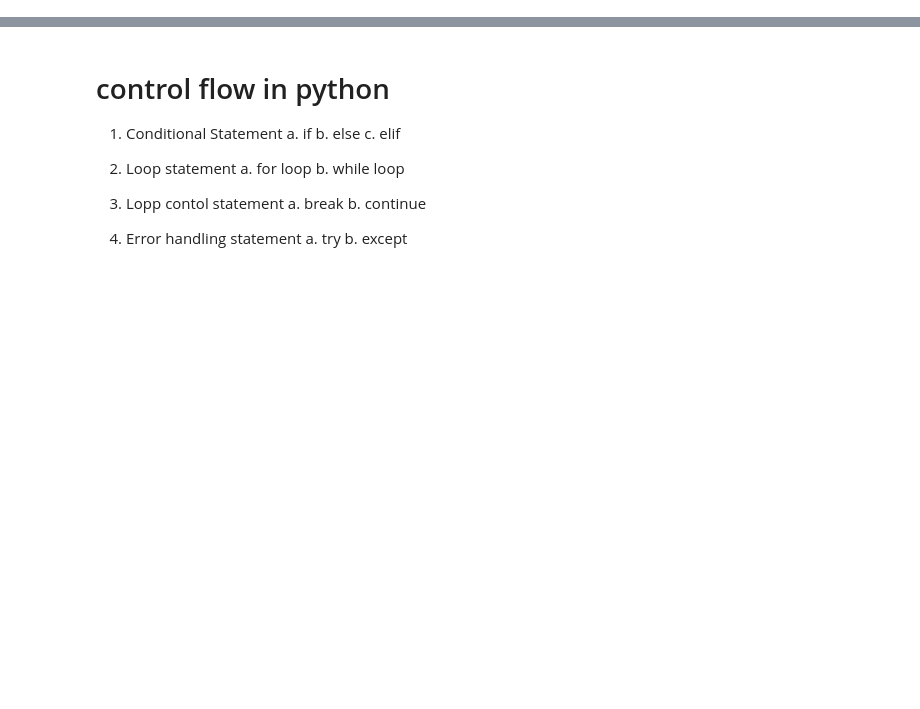
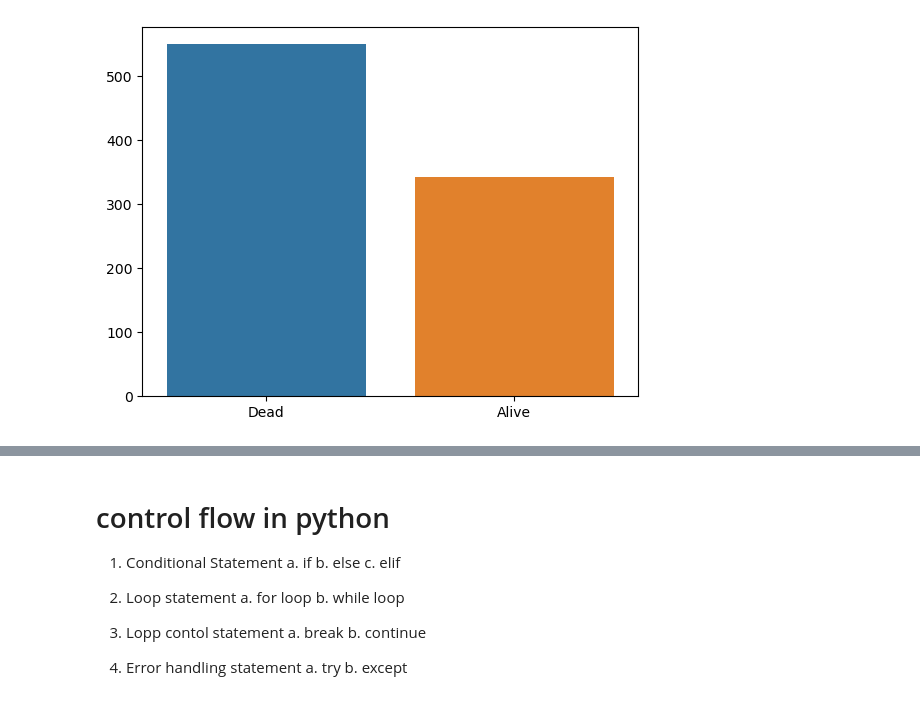
Before and after one commit to kazeemolaitanmusbau/Postgresql-Works, a Jupyter notebook: main.ipynb, the cells around one changed output, grey strips where cells are left out. Cells and saved outputs as stored; diff of their text form; code cells hidden in the pictures; blank space fills up the shorter version.

```diff
--- a/main.ipynb
+++ b/main.ipynb
@@ -0,0 +392,5 @@
+# %%
+sns.barplot(x=survived_anal.index, y=survived_anal.values)
+plt.show()
+# %% [output]
+[figure, added]
```
Also changed, not shown: parts of 92 cells of this notebook.
